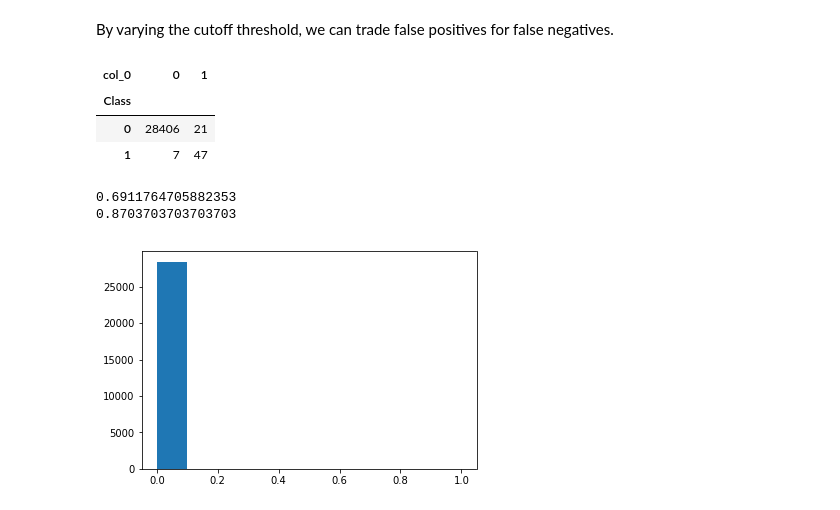
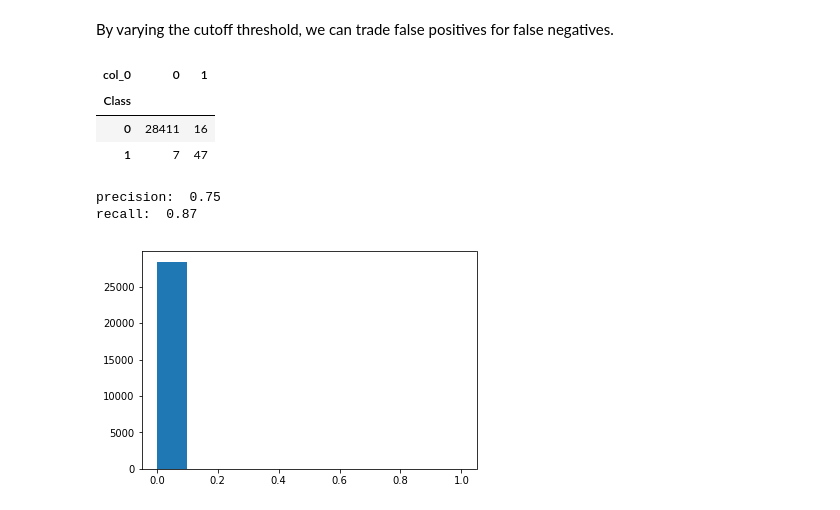
Before and after one commit to aws-samples/amazon-sagemaker-fraud-detection, a Jupyter notebook: notebooks/sagemaker_fraud_detection_xgb.ipynb, the cells around one changed output. Saved outputs shown, nothing was run; the diff lists cells and outputs as text; code cells hidden in the pictures.

```diff
--- a/notebooks/sagemaker_fraud_detection_xgb.ipynb
+++ b/notebooks/sagemaker_fraud_detection_xgb.ipynb
@@ -188,5 +207,6 @@ linear.fit({'train': s3_train_data})
 Now we deploy the estimator to and endpoint.
 # %%
 xgb.name = 'deployed-xgboost-fraud-prediction'
-xgb_predictor = xgb.deploy(initial_instance_count = 1, instance_type = 'ml.m4.xlarge')
+xgb_predictor = xgb.deploy(initial_instance_count = 1, instance_type = 'ml.m4.xlarge',
+                          endpoint_name='deployed-xgboost-fraud-prediction')
 # %% [output]
@@ -261,20 +284,20 @@ plt.show()
 # %% [markdown]
 By varying the cutoff threshold, we can trade false positives for false negatives.
 # %%
-pd.crosstab(index=test_data.iloc[:, 0], columns=np.where(predictions > 0.03, 1, 0))
+pd.crosstab(index=test_data.iloc[:, 0], columns=np.where(predictions > 0.04, 1, 0))
 # %% [output]
 | col_0 | 0 | 1 |
 | Class |  |  |
-| 0 | 28406 | 21 |
+| 0 | 28411 | 16 |
 | 1 | 7 | 47 |
-# %%
-precision = 47/(47+21)
-recall = (47)/(47+7)
-print(precision)
-print(recall)
-# %% [output]
-0.6911764705882353
-0.8703703703703703
+# %%
+results = precision_recall_fscore_support(test_data.iloc[:, 0],
+                                         np.where(predictions > 0.04, 1, 0))
+print('precision: ', round(results[0][1], 2))
+print('recall: ', round(results[1][1], 2))
+# %% [output]
+precision:  0.75
+recall:  0.87
 # %%
 plt.hist(predictions)
 plt.show()
```
Also changed, not shown: parts of 18 cells of this notebook, 1 other file.
